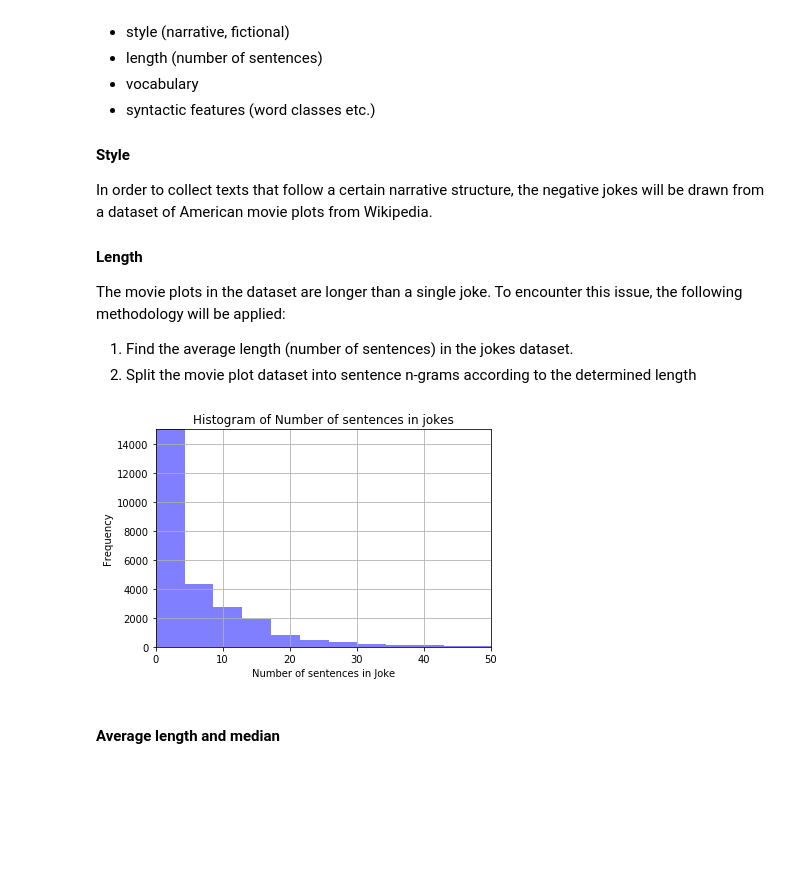
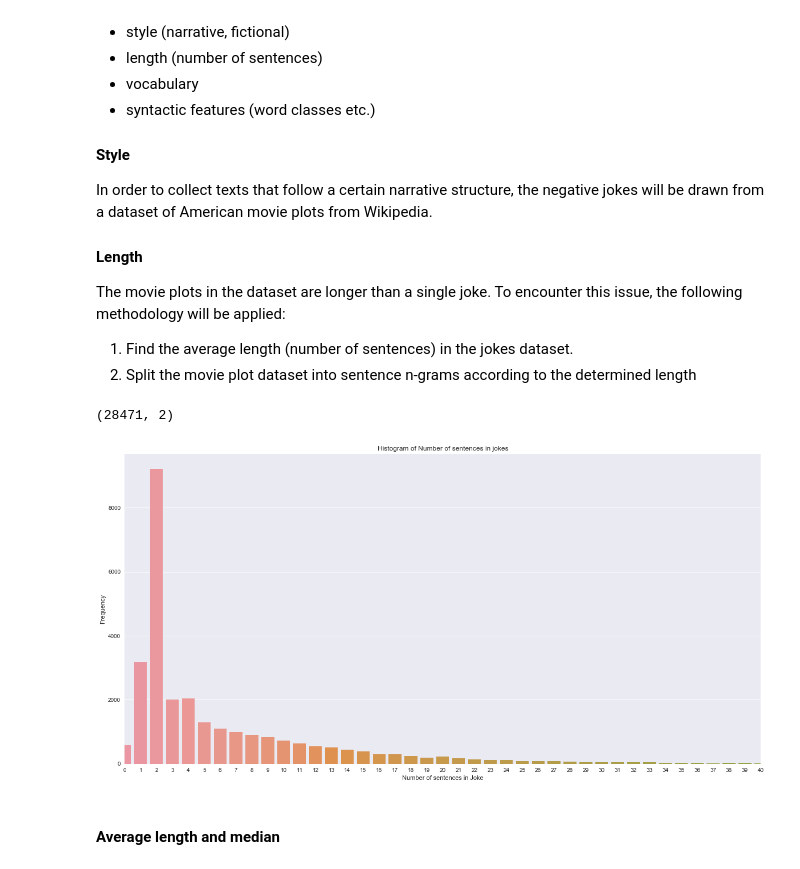
Before and after one commit to miriamin/joke-detection, a Jupyter notebook: source/create-negative-jokes-dataset.ipynb, the cells around one changed output. Cells and saved outputs as stored; diff of their text form; code cells hidden in the pictures; blank space fills up the shorter version.

```diff
--- a/source/create-negative-jokes-dataset.ipynb
+++ b/source/create-negative-jokes-dataset.ipynb
@@ -43,19 +41,20 @@ joke_df = jp.load(jokes_file)
-# %%
-joke_df['Sentence_count'] = joke_df['Joke'].apply(lambda x: jp.count_sentences(x))
-sen_count = list(joke_df['Sentence_count'])
-num_bins = len(set(sen_count))
-#plt.figure(figsize=(100,100))
-n, bins, patches = plt.hist(sen_count, num_bins, facecolor='blue', alpha=0.5)
-#n, bins, patches = plt.hist(sen_count, num_bins, facecolor='blue', alpha=0.5, normed=1)
-plt.xlabel('Number of sentences in Joke')
-plt.ylabel('Frequency')
-plt.title('Histogram of Number of sentences in jokes')
-plt.axis([0, 50, 0, 15000])
-plt.grid(True)
-
-plt.show()
-# %% [output]
-[figure, removed]
+# %%
+joke_df.shape
+# %% [output]
+(28471, 2)
+# %%
+xlim = 40
+plt.figure(figsize=(20, 10))
+histo = sns.countplot( joke_df['Sentence_count'])
+plt.xlim(0, 40)
+plt.xlabel('Number of sentences in Joke')
+plt.ylabel('Frequency')
+plt.title('Histogram of Number of sentences in jokes')
+histo.figure.savefig("../plots/joke_sentence_frequencies.png")
+
+#sns.set(rc={'figure.figsize':(50,50)})
+# %% [output]
+[figure, added]
 # %% [markdown]
 #### Average length and median
 # %%
```
Also changed, not shown: parts of 39 cells of this notebook, 14 other files.
